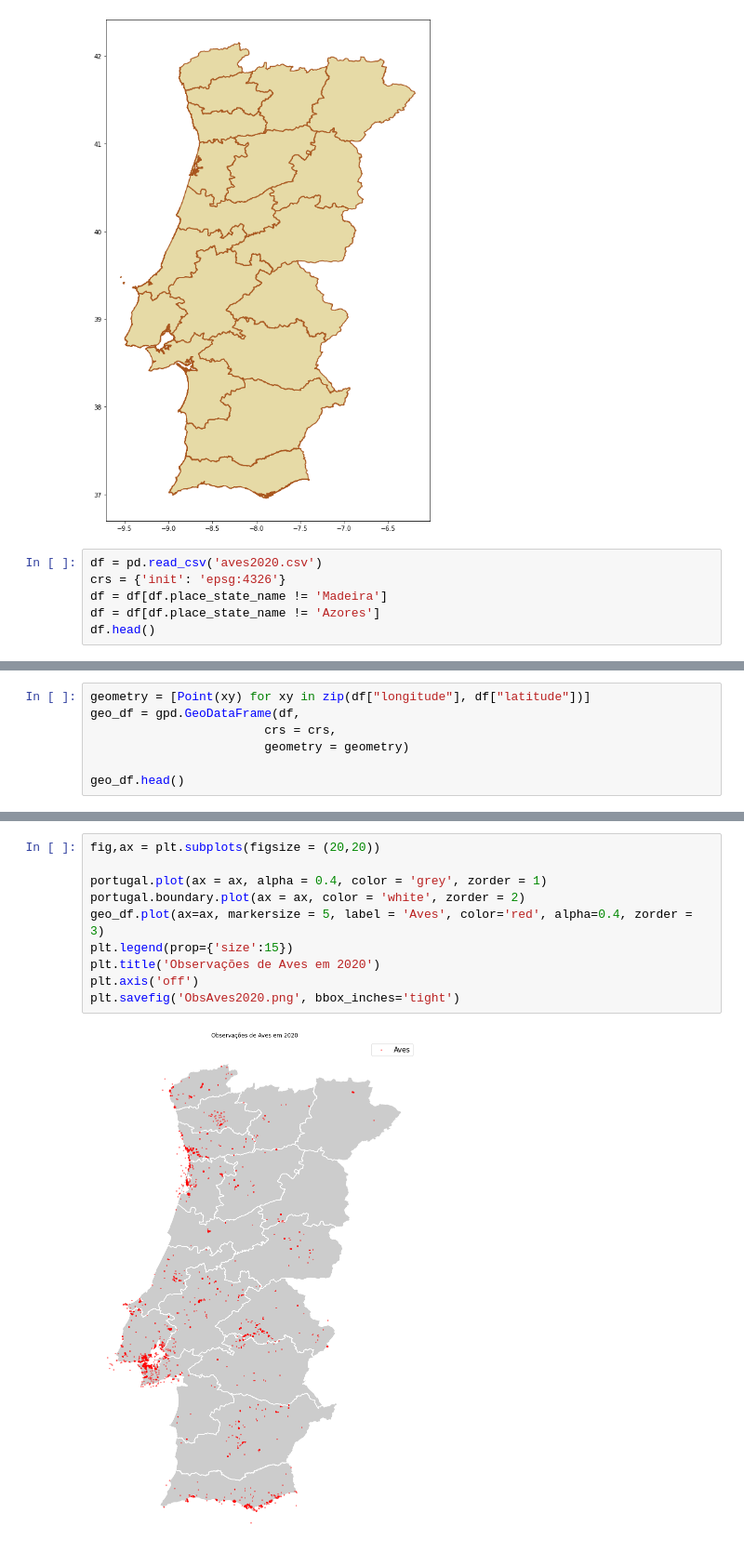
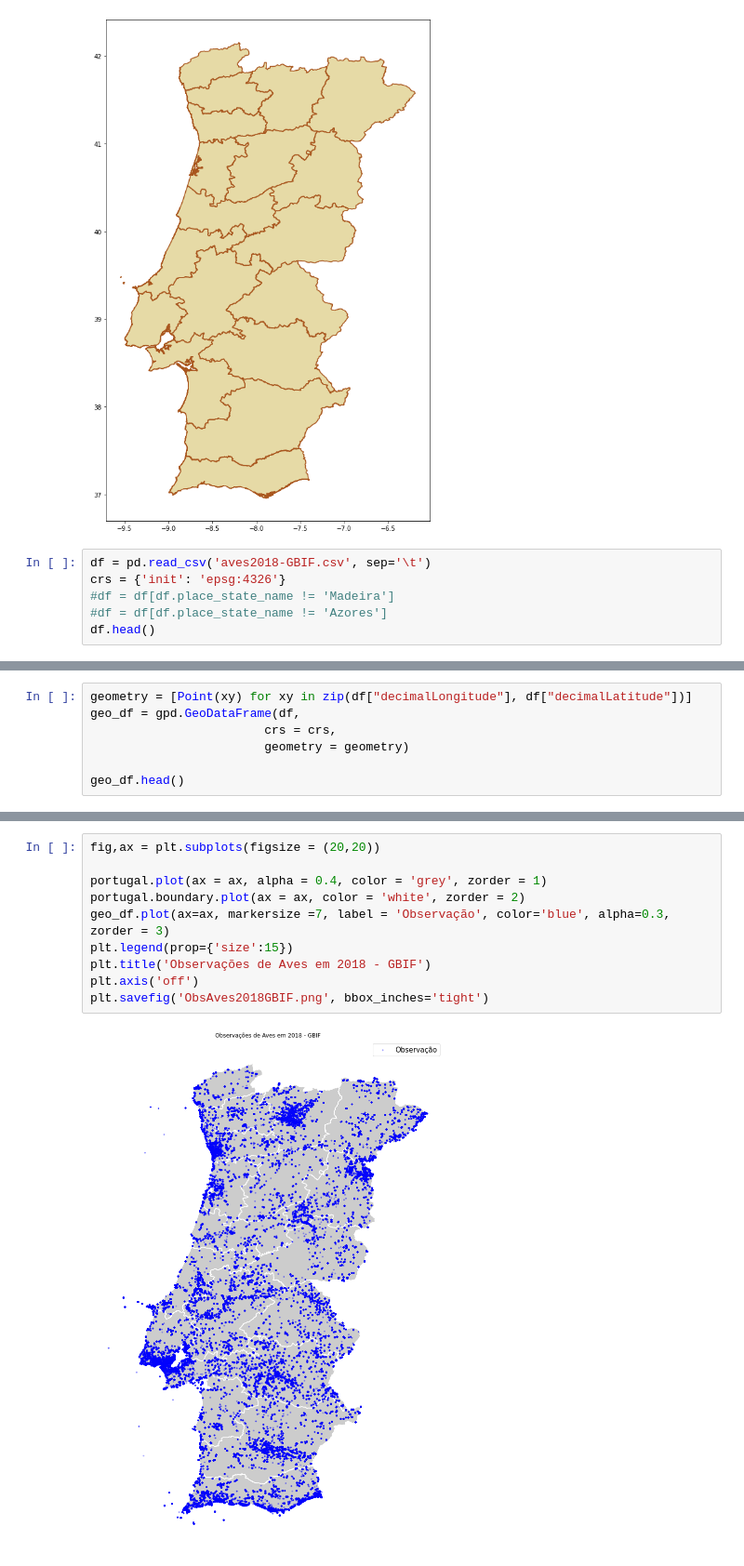
Before and after one commit to joaoalvescm/DataScience-CitizenScience, a Jupyter notebook: Data & Code/TesteGeoPandas.ipynb, the cells around one changed output, grey strips where cells are left out. Shown: that part at 93% size. Saved outputs shown, nothing was run; the diff lists cells and outputs as text.

```diff
--- a/Data & Code/TesteGeoPandas.ipynb
+++ b/Data & Code/TesteGeoPandas.ipynb
@@ -17,9 +17,9 @@ portugal.boundary.plot(ax = ax, color = 'xkcd:sienna')
 <matplotlib.axes._subplots.AxesSubplot at 0x...>
 [figure]
 # %%
-df = pd.read_csv('aves2020.csv')
+df = pd.read_csv('aves2018-GBIF.csv', sep='\t')
 crs = {'init': 'epsg:4326'}
-df = df[df.place_state_name != 'Madeira']
-df = df[df.place_state_name != 'Azores']
+#df = df[df.place_state_name != 'Madeira']
+#df = df[df.place_state_name != 'Azores']
 df.head()
 # %% [output]
@@ -32,5 +33,5 @@ df.head()
 # %%
-geometry = [Point(xy) for xy in zip(df["longitude"], df["latitude"])]
+geometry = [Point(xy) for xy in zip(df["decimalLongitude"], df["decimalLatitude"])]
 geo_df = gpd.GeoDataFrame(df,
                         crs = crs,
                         geometry = geometry)
@@ -46,12 +48,12 @@ geo_df.head()
 # %%
 fig,ax = plt.subplots(figsize = (20,20))
 
 portugal.plot(ax = ax, alpha = 0.4, color = 'grey', zorder = 1)
 portugal.boundary.plot(ax = ax, color = 'white', zorder = 2)
-geo_df.plot(ax=ax, markersize = 5, label = 'Aves', color='red', alpha=0.4, zorder = 3)
+geo_df.plot(ax=ax, markersize =7, label = 'Observação', color='blue', alpha=0.3, zorder = 3)
 plt.legend(prop={'size':15})
-plt.title('Observações de Aves em 2020')
+plt.title('Observações de Aves em 2018 - GBIF')
 plt.axis('off')
-plt.savefig('ObsAves2020.png', bbox_inches='tight')
+plt.savefig('ObsAves2018GBIF.png', bbox_inches='tight')
 # %% [output]
-[figure, old version]
+[figure, new version]
```
Also changed, not shown: parts of 2 cells of this notebook, 33 other files.
